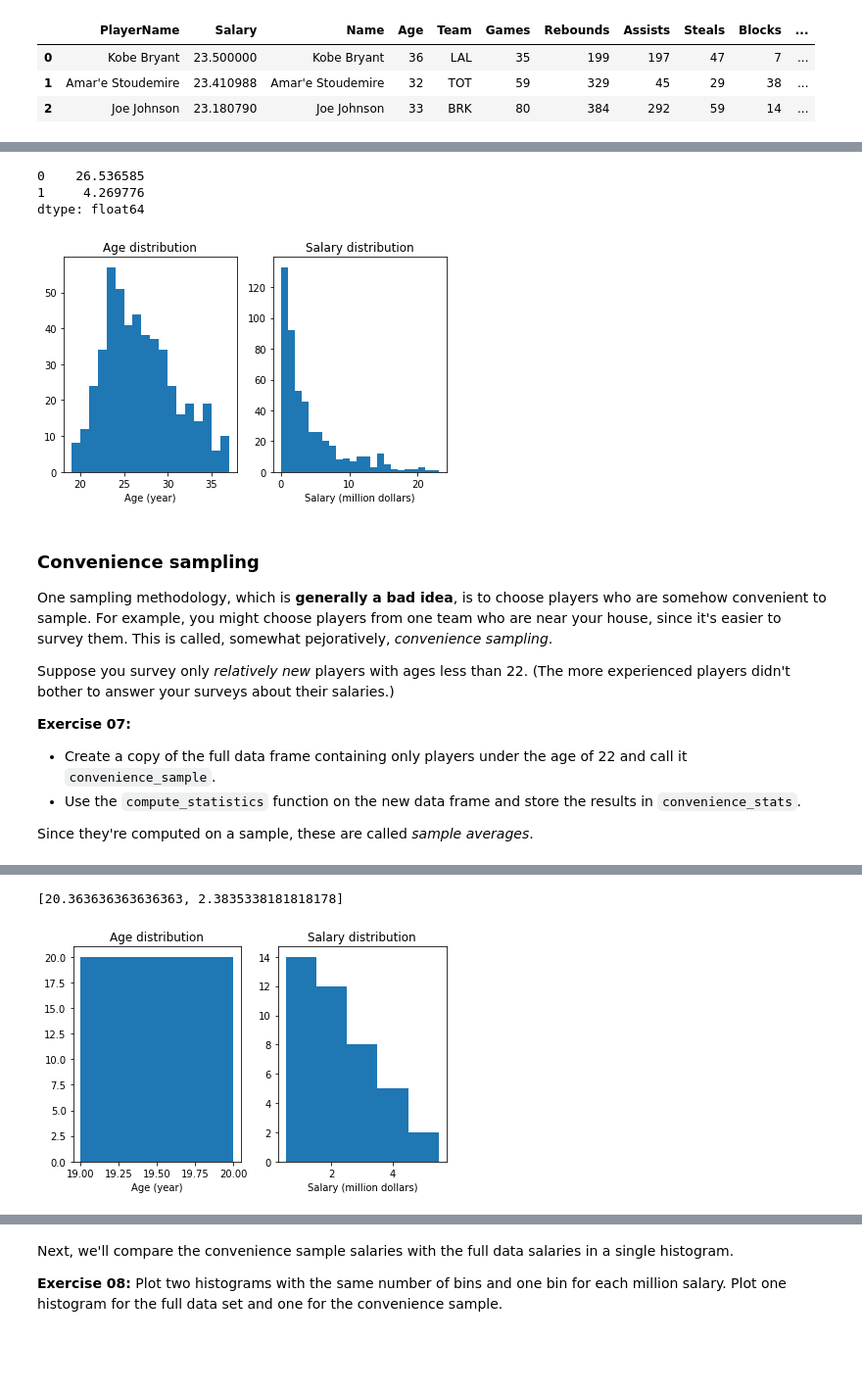
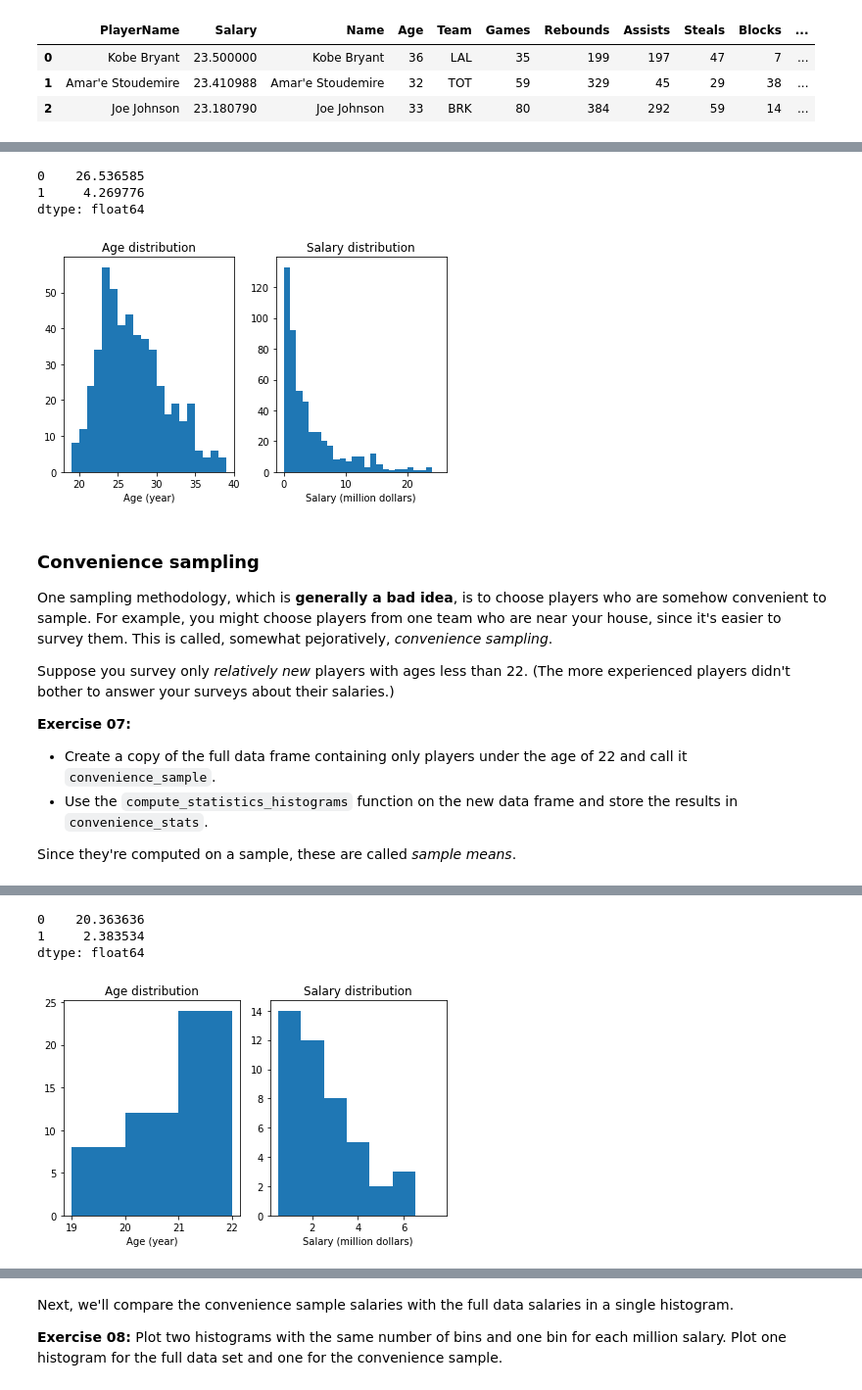
Before and after one commit to Inf2-FDS/FDS-S1-10-randomness-sampling-simulations, a Jupyter notebook: weekS2-02-simulations_cleaned.ipynb, the cells around one changed output, grey strips where cells are left out. Shown: that part at 98% size. Drawn from its saved outputs; the diff is of its cells as text; code cells hidden in the pictures; blank space fills up the shorter version.

```diff
--- a/weekS2-02-simulations_cleaned.ipynb
+++ b/weekS2-02-simulations_cleaned.ipynb
@@ -212,8 +212,9 @@ To save typing and increase the clarity of your code, we will package the analys
 **Exercise 05:** Write a `histograms` function, which takes a data frame with columns `Age` and `Salary` and draws a histogram for each one. It should use bin widths of 1 year for `Age` and $1,000,000 for `Salary`.
 # %%
 def histograms(df):
-    age_bins = np.arange(min(df['Age']), max(df['Age']), 1)
-    salary_bins = np.arange(min(df['Salary']), max(df['Salary']), 1)
+    # The +2 is needed to create the right number of bins
+    age_bins = np.arange(min(df['Age']), max(df['Age']) + 2, 1)
+    salary_bins = np.arange(min(df['Salary']), max(df['Salary']) + 2, 1)
     fig, (ax1, ax2) = plt.subplots(1, 2, figsize=(6, 4))
     ax1.hist(df['Age'], bins=age_bins)
     ax1.set_xlabel('Age (year)')
@@ -236,17 +239,20 @@ You can call the `histograms` function to draw the histograms!
 # %%
 # Your code
 def compute_statistics(df):
-    histograms(df)
     return pd.Series([df['Age'].mean(),
             df['Salary'].mean()])
 
-full_stats = compute_statistics(full_data)
+def compute_statistics_histograms(df):
+    histograms(df)
+    return(compute_statistics(df))
+
+full_stats = compute_statistics_histograms(full_data)
 full_stats
 # %% [output]
 0    26.536585
 1     4.269776
 dtype: float64
-[figure, old version]
+[figure, new version]
 # %% [markdown]
 ### Convenience sampling
 One sampling methodology, which is **generally a bad idea**, is to choose players who are somehow convenient to sample.  For example, you might choose players from one team who are near your house, since it's easier to survey them.  This is called, somewhat pejoratively, *convenience sampling*.
@@ -255,9 +261,9 @@ Suppose you survey only *relatively new* players with ages less than 22.  (The m
 
 **Exercise 07:**
 - Create a copy of the full data frame containing only players under the age of 22 and call it `convenience_sample`.
-- Use the `compute_statistics` function on the new data frame and store the results in `convenience_stats`.
+- Use the `compute_statistics_histograms` function on the new data frame and store the results in `convenience_stats`.
 
-Since they're computed on a sample, these are called *sample averages*.
+Since they're computed on a sample, these are called *sample means*.
 # %%
 # Your code
 convenience_sample = full_data[full_data['Age'] < 22]
@@ -282,8 +288,10 @@ convenience_sample
 | 440 | Glenn Robinson III | 0.507336 | Glenn Robinson III | 21 | TOT | 35 | 39 | 11 | 6 | 1 | ... |
 # %%
 # Your code
-convenience_stats = compute_statistics(convenience_sample)
+convenience_stats = compute_statistics_histograms(convenience_sample)
 convenience_stats
 # %% [output]
-[20.363636363636363, 2.3835338181818178]
+0    20.363636
+1     2.383534
+dtype: float64
-[figure, old version]
+[figure, new version]
```
Also changed, not shown: parts of 31 cells of this notebook.
